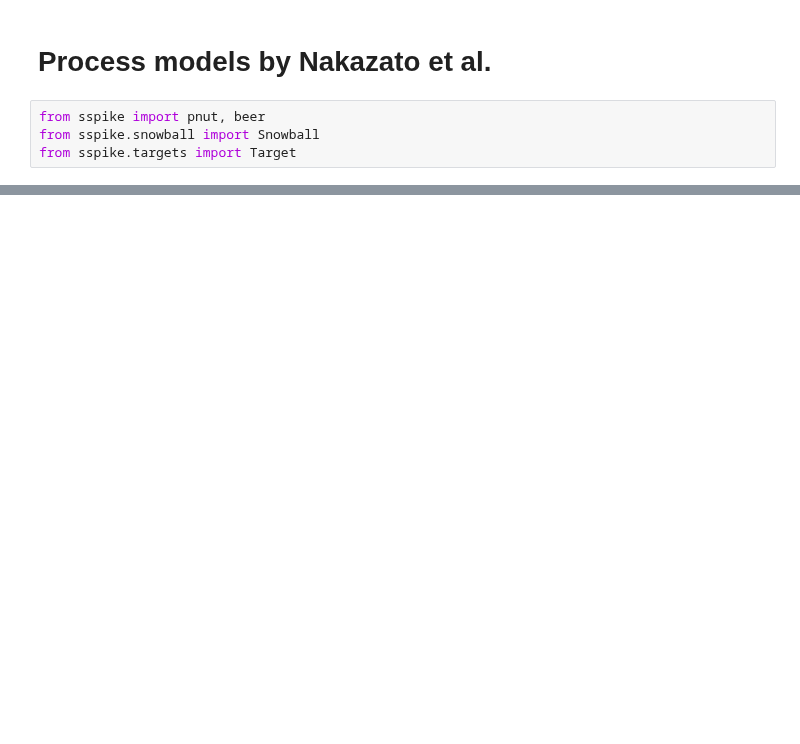
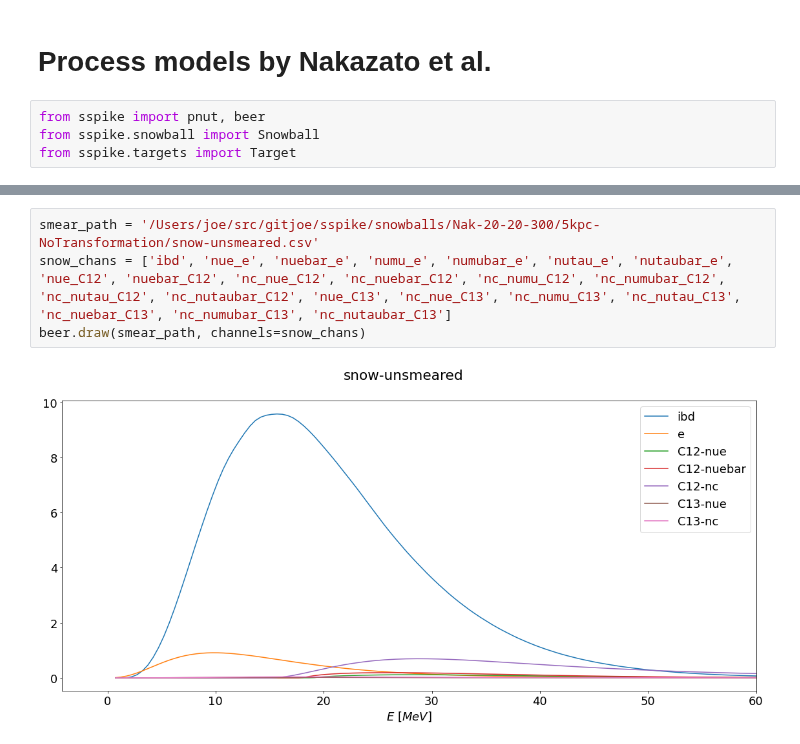
Before and after one commit to joesmolsky/sspike, a Jupyter notebook: notebooks/nakazato.ipynb, the cells around one changed output, grey strips where cells are left out. Drawn from its saved outputs; the diff is of its cells as text; blank space fills up the shorter version.

```diff
--- a/notebooks/nakazato.ipynb
+++ b/notebooks/nakazato.ipynb
@@ -28,0 +24,6 @@ Nak-20-20-300/10kpc-NoTransformation/
+# %%
+smear_path = '/Users/joe/src/gitjoe/sspike/snowballs/Nak-20-20-300/5kpc-NoTransformation/snow-unsmeared.csv'
+snow_chans = ['ibd', 'nue_e', 'nuebar_e', 'numu_e', 'numubar_e', 'nutau_e', 'nutaubar_e', 'nue_C12', 'nuebar_C12', 'nc_nue_C12', 'nc_nuebar_C12', 'nc_numu_C12', 'nc_numubar_C12', 'nc_nutau_C12', 'nc_nutaubar_C12', 'nue_C13', 'nc_nue_C13', 'nc_numu_C13', 'nc_nutau_C13', 'nc_nuebar_C13', 'nc_numubar_C13', 'nc_nutaubar_C13']
+beer.draw(smear_path, channels=snow_chans)
+# %% [output]
+[figure, added]
```
Also changed, not shown: parts of 10 cells of this notebook.
